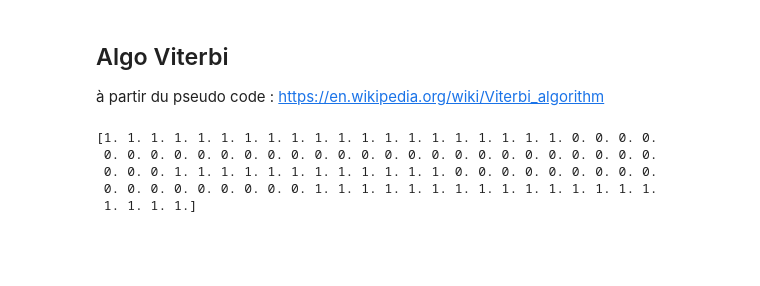
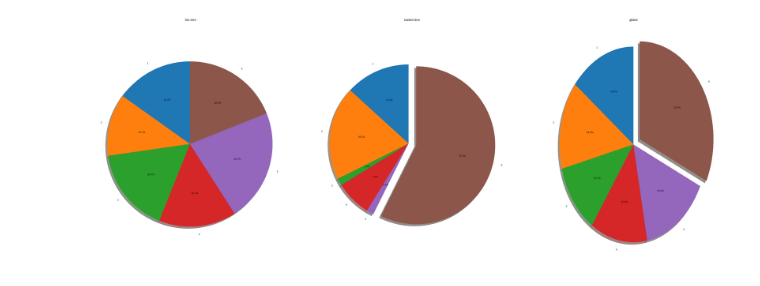
Before and after one commit to willyrv/projet2MIC, a Jupyter notebook: Notebooks/04-Casino_malhonnête.ipynb, the cells around one changed output. Drawn from its saved outputs; the diff is of its cells as text; code cells hidden in the pictures; blank space fills up the shorter version.

Commit message:
Modified notebook about the dishonest casino

```diff
--- a/Notebooks/04-Casino_malhonnête.ipynb
+++ b/Notebooks/04-Casino_malhonnête.ipynb
@@ -4,3 +54,6 @@ import matplotlib.pyplot as plt
 # %%
-A = np.array([[.95,.05],[.1,.9]])
-B = np.array([[1./6.,1./6.,1./6.,1./6.,1./6.,1./6.],[.1,.1,.1,.1,.1,.5]])
+fair_prob = [1./6, 1./6, 1./6, 1./6, 1./6, 1./6]
+unfair_prob = [1./10, 1./10, 1./10, 1./10, 1./10, 1./2]
+switch_to_loaded_dice_prob = 0.05
+switch_to_fair_dice_prob = 0.1
+n = 200
@@ -74,4 +59,0 @@ plt.show()
-# %% [markdown]
-## Algo Viterbi
-à partir du pseudo code :
-https://en.wikipedia.org/wiki/Viterbi_algorithm
@@ -113,8 +60,41 @@ etatsGuessed = Viterbi(pdepart,valDes,A,B)
-# %%
-print(etatsGuessed)
-# %% [output]
-[1. 1. 1. 1. 1. 1. 1. 1. 1. 1. 1. 1. 1. 1. 1. 1. 1. 1. 1. 1. 0. 0. 0. 0.
- 0. 0. 0. 0. 0. 0. 0. 0. 0. 0. 0. 0. 0. 0. 0. 0. 0. 0. 0. 0. 0. 0. 0. 0.
- 0. 0. 0. 1. 1. 1. 1. 1. 1. 1. 1. 1. 1. 1. 1. 0. 0. 0. 0. 0. 0. 0. 0. 0.
- 0. 0. 0. 0. 0. 0. 0. 0. 0. 1. 1. 1. 1. 1. 1. 1. 1. 1. 1. 1. 1. 1. 1. 1.
- 1. 1. 1. 1.]
+# %%
+h, v = dishonest_casino_play(n=n, fair_prob=fair_prob, unfair_prob=unfair_prob,
+                             prob_switch_to_unfair=switch_to_loaded_dice_prob,
+                             prob_switch_to_fair=switch_to_fair_dice_prob)
+# %%
+x = np.arange(1, len(h) + 1, 1)
+v = np.array(v)
+h = np.array(h)
+
+possible_values = [1, 2, 3, 4, 5, 6]
+values_fair_dice = v[h==0]
+freq_fair_dice = [sum(values_fair_dice==i) for i in possible_values]
+values_loaded_dice = v[h==1]
+freq_loaded_dice = [sum(values_loaded_dice==i) for i in possible_values]
+freq_global = [sum(v == i) for i in possible_values]
+
+values = [1, 2, 3, 4, 5, 6]
+explode = (0, 0, 0, 0, 0, 0.1)
+
+fig = plt.figure(figsize=(50, 20), dpi= 80, facecolor='w', edgecolor='k')
+ax1 = fig.add_subplot(131)
+ax1.pie(freq_fair_dice, labels=values, autopct='%1.1f%%',
+        shadow=True, startangle=90)
+ax1.axis('equal')  # Equal aspect ratio ensures that pie is drawn as a circle.
+ax1.set_title("fair dice")
+
+#explode = (0, 0.1)
+ax2 = fig.add_subplot(132)
+ax2.pie(freq_loaded_dice, explode=explode, labels=values, autopct='%1.1f%%',
+        shadow=True, startangle=90)
+ax2.axis('equal')
+ax2.set_title("loaded dice")
+
+ax3 = fig.add_subplot(133)
+ax3.pie(freq_global, explode=explode, labels=values, autopct='%1.1f%%',
+        shadow=True, startangle=90)
+ax3.set_title("global")
+
+plt.show()
+# %% [output]
+[figure, added]
```
Also changed, not shown: parts of 16 cells of this notebook.
